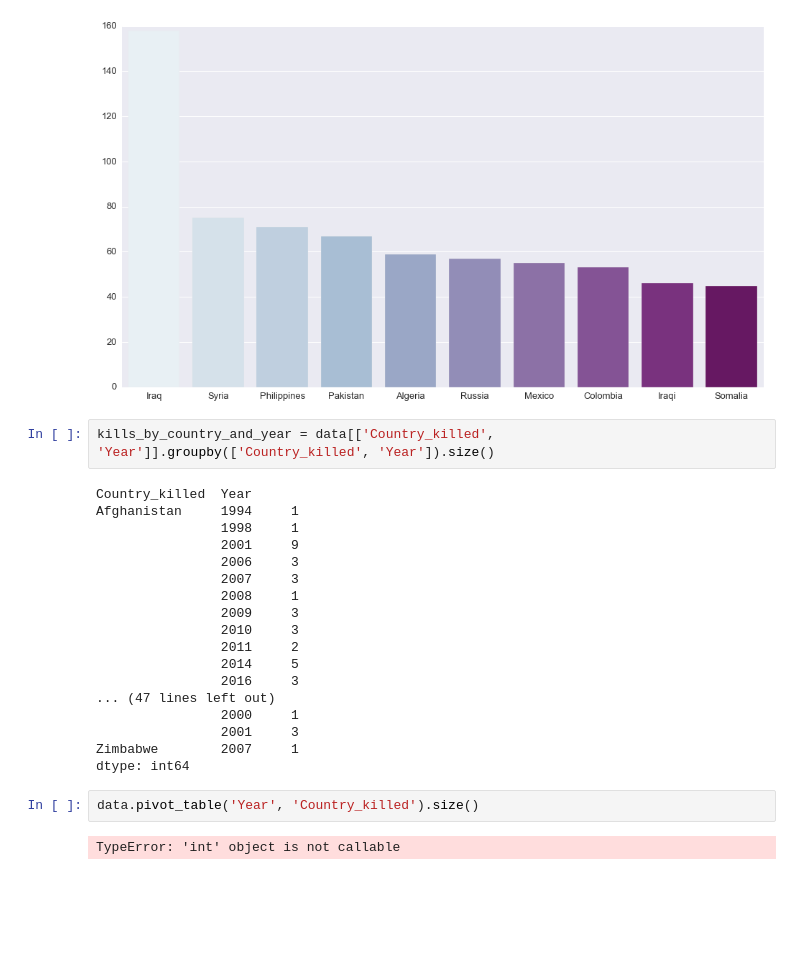
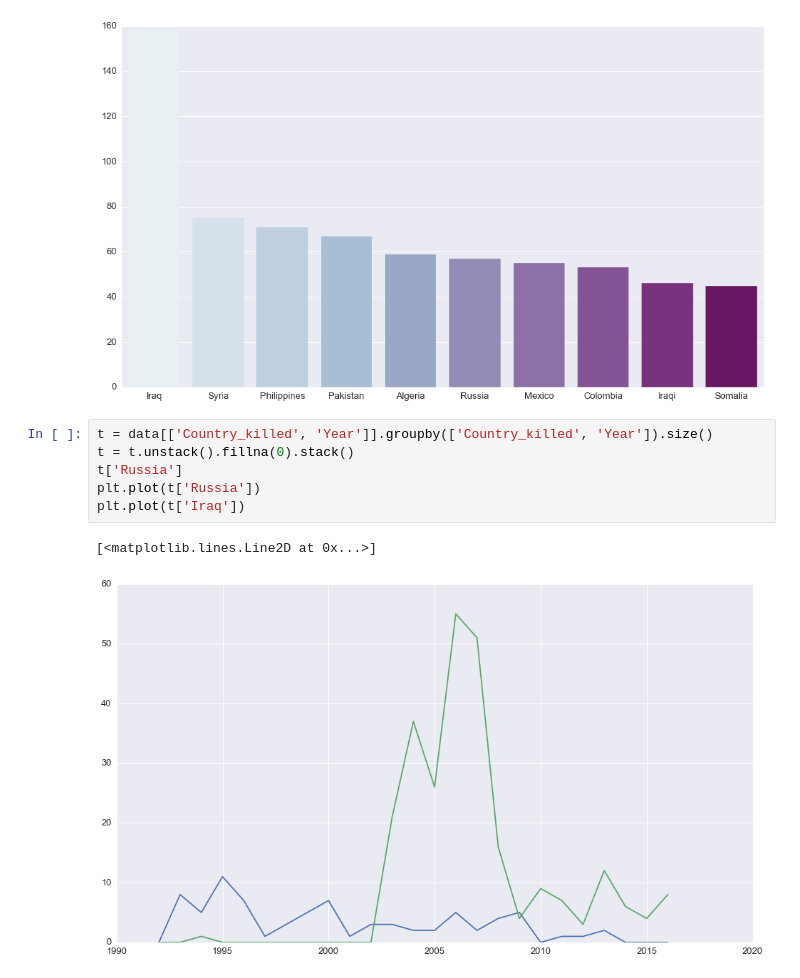
Before and after one commit to re9ulus/data_science_snippets, a Jupyter notebook: eda/Journalist_EDA.ipynb, the cells around one changed output. Cells and saved outputs as stored; diff of their text form; blank space fills up the shorter version.

Commit message:
Update Journalist eda, add group_by country killed and plots

```diff
--- a/eda/Journalist_EDA.ipynb
+++ b/eda/Journalist_EDA.ipynb
@@ -81,27 +81,12 @@ top_count_plot(data, 'Country_killed')
 top_count_plot(data, 'Nationality')
 # %% [output]
 [figure]
-# %%
-kills_by_country_and_year = data[['Country_killed', 'Year']].groupby(['Country_killed', 'Year']).size()
-# %% [output]
-Country_killed  Year
-Afghanistan     1994     1
-                1998     1
-                2001     9
-                2006     3
-                2007     3
-                2008     1
-                2009     3
-                2010     3
-                2011     2
-                2014     5
-                2016     3
-... (47 lines left out)
-                2000     1
-                2001     3
-Zimbabwe        2007     1
-dtype: int64
-# %%
-data.pivot_table('Year', 'Country_killed').size()
-# %% [output]
-TypeError: 'int' object is not callable
+# %%
+t = data[['Country_killed', 'Year']].groupby(['Country_killed', 'Year']).size()
+t = t.unstack().fillna(0).stack()
+t['Russia']
+plt.plot(t['Russia'])
+plt.plot(t['Iraq'])
+# %% [output]
+[<matplotlib.lines.Line2D at 0x...>]
+[figure, added]
```
